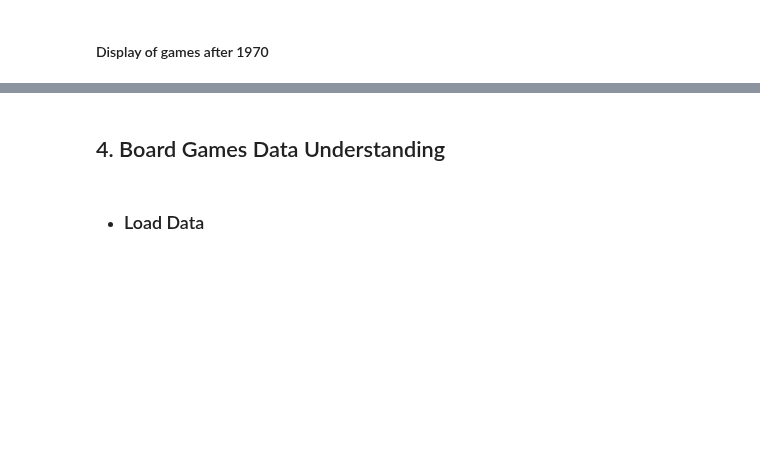
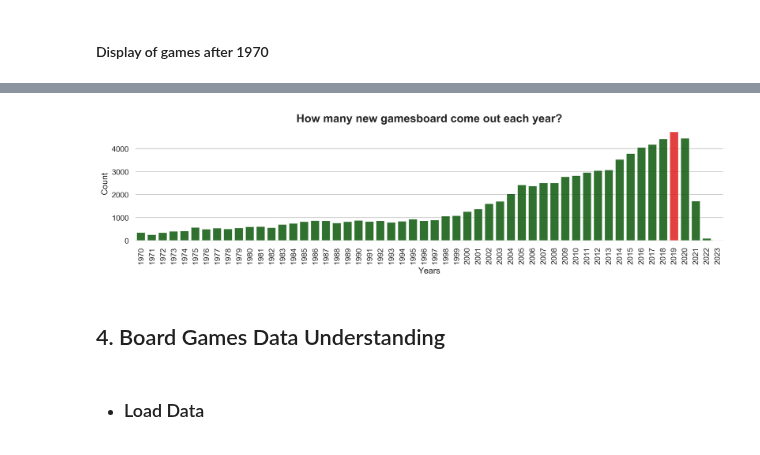
Before and after one commit to LourdesRodriguez/recommender_system, a Jupyter notebook: 2_Data_Understanding.ipynb, the cells around one changed output, grey strips where cells are left out. Drawn from its saved outputs; the diff is of its cells as text; code cells hidden in the pictures; blank space fills up the shorter version.

```diff
--- a/2_Data_Understanding.ipynb
+++ b/2_Data_Understanding.ipynb
@@ -162,22 +427,24 @@ print(year_count)
 # %%
 yy= list(year_count.values())
 xy= list(year_count.keys())
 
 fig = plt.figure(figsize=(15,3), dpi=300)
 ax = fig.gca()
 
 sns.set_style("whitegrid")
 sns.set_context("notebook", font_scale = 1, rc={'axes.titlesize': 15})
 values = np.array(yy)
 clrs = ['darkgreen' if (x < max(values)) else 'red' for x in values ]
 bar=sns.barplot(x=xy, y=yy, ax=ax, palette=clrs, alpha = 0.85)
-#sns.despine(left=True, bottom=True)
+sns.despine(left=True, bottom=True)
 
 plt.setp(bar.get_xticklabels(), rotation=90)
 bar.set_title('How many new gamesboard come out each year?',fontdict= { 'fontsize': 16, 'fontweight':'bold'})
 bar.set_xlabel('Years',fontsize = 12, )
 bar.set_ylabel('Count',fontsize = 12 )
 plt.show();
+# %% [output]
+[figure, added]
 # %% [markdown]
 <a id="udu"></a>
 
```
Also changed, not shown: parts of 41 cells of this notebook.
